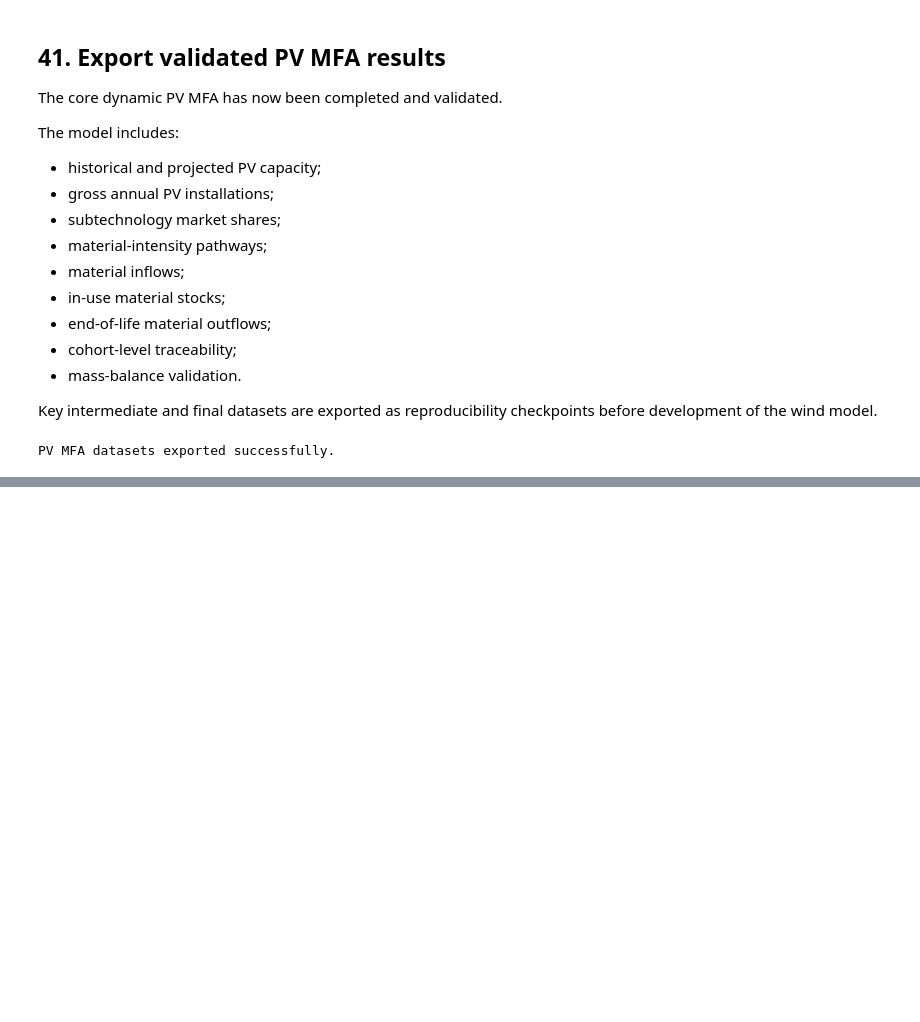
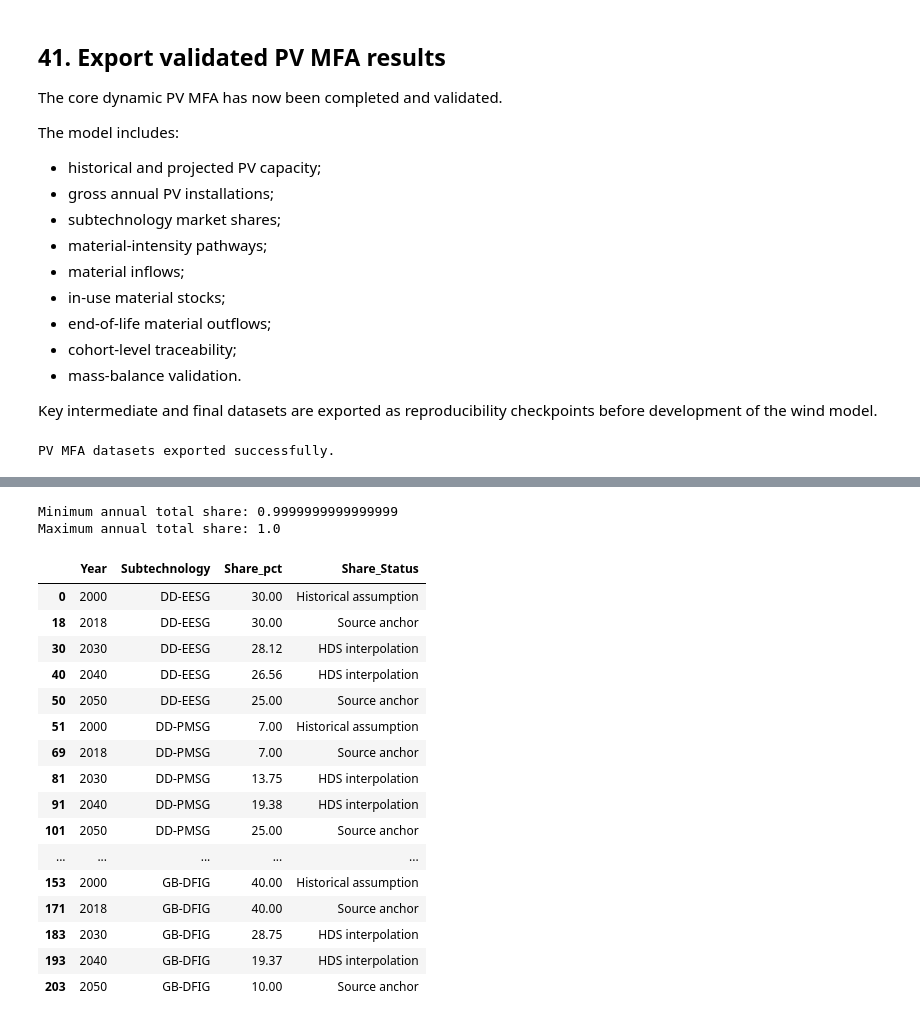
Before and after one commit to Trickwillfrit/MFA, a Jupyter notebook: notebooks/ENV501_Austria_Croatia_MFA.ipynb, the cells around one changed output, grey strips where cells are left out. Drawn from its saved outputs; the diff is of its cells as text; code cells hidden in the pictures; blank space fills up the shorter version.

```diff
--- a/notebooks/ENV501_Austria_Croatia_MFA.ipynb
+++ b/notebooks/ENV501_Austria_Croatia_MFA.ipynb
@@ -4148,0 +4353,58 @@ PV MFA datasets exported successfully.
+# %%
+wind_share_check = (
+    wind_shares
+    .groupby("Year", as_index=False)["Share"]
+    .sum()
+)
+
+print(
+    "Minimum annual total share:",
+    wind_share_check["Share"].min()
+)
+
+print(
+    "Maximum annual total share:",
+    wind_share_check["Share"].max()
+)
+# %% [output]
+Minimum annual total share: 0.9999999999999999
+Maximum annual total share: 1.0
+# %%
+wind_key_years = wind_shares[
+    wind_shares["Year"].isin(
+        [2000, 2018, 2030, 2040, 2050]
+    )
+].copy()
+
+wind_key_years["Share_pct"] = (
+    wind_key_years["Share"] * 100
+)
+
+display(
+    wind_key_years[
+        [
+            "Year",
+            "Subtechnology",
+            "Share_pct",
+            "Share_Status"
+        ]
+    ].round(2)
+)
+# %% [output]
+|  | Year | Subtechnology | Share_pct | Share_Status |
+| 0 | 2000 | DD-EESG | 30.00 | Historical assumption |
+| 18 | 2018 | DD-EESG | 30.00 | Source anchor |
+| 30 | 2030 | DD-EESG | 28.12 | HDS interpolation |
+| 40 | 2040 | DD-EESG | 26.56 | HDS interpolation |
+| 50 | 2050 | DD-EESG | 25.00 | Source anchor |
+| 51 | 2000 | DD-PMSG | 7.00 | Historical assumption |
+| 69 | 2018 | DD-PMSG | 7.00 | Source anchor |
+| 81 | 2030 | DD-PMSG | 13.75 | HDS interpolation |
+| 91 | 2040 | DD-PMSG | 19.38 | HDS interpolation |
+| 101 | 2050 | DD-PMSG | 25.00 | Source anchor |
+| ... | ... | ... | ... | ... |
+| 153 | 2000 | GB-DFIG | 40.00 | Historical assumption |
+| 171 | 2018 | GB-DFIG | 40.00 | Source anchor |
+| 183 | 2030 | GB-DFIG | 28.75 | HDS interpolation |
+| 193 | 2040 | GB-DFIG | 19.37 | HDS interpolation |
+| 203 | 2050 | GB-DFIG | 10.00 | Source anchor |
```
Also changed, not shown: parts of 17 cells of this notebook.
